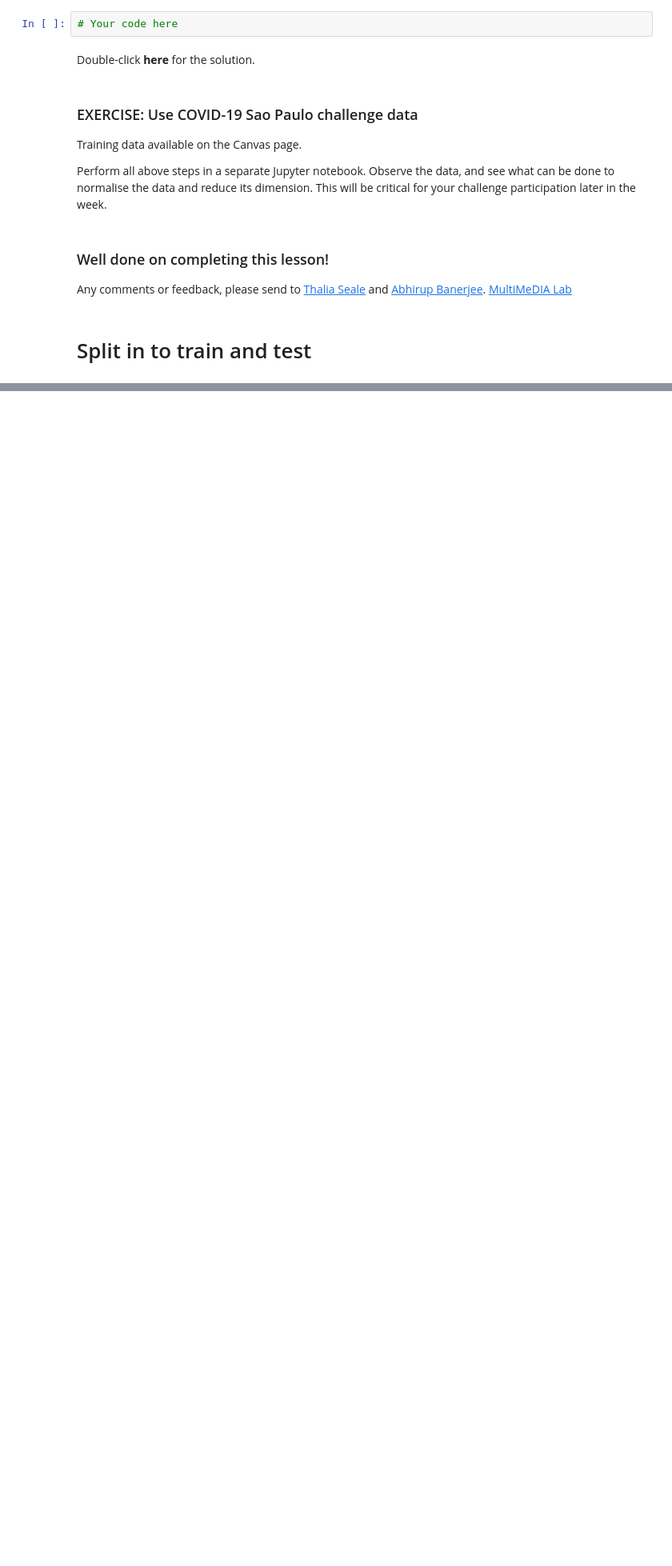
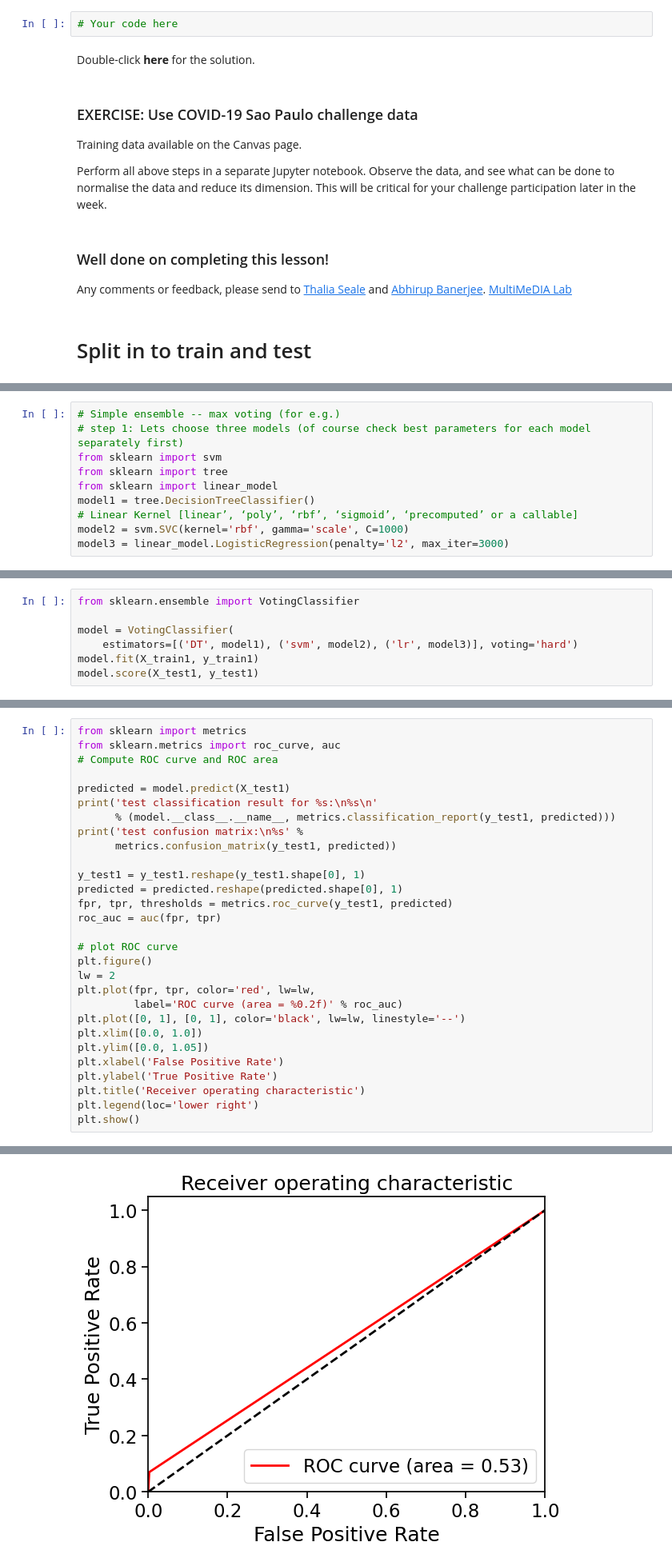
Before and after one commit to kyradelray/Covid, a Jupyter notebook: sao_paulo HDS-CDT-2024-M01_Practical-Day-I.ipynb, the cells around one changed output, grey strips where cells are left out. Shown at 80% size. Cells and saved outputs as stored; diff of their text form; blank space fills up the shorter version.

Commit message:
Added an ensemble model and plotted AUC

```diff
--- a/sao_paulo HDS-CDT-2024-M01_Practical-Day-I.ipynb
+++ b/sao_paulo HDS-CDT-2024-M01_Practical-Day-I.ipynb
@@ -515,0 +508,10 @@ X_train1, X_test1, y_train1, y_test1 = train_test_split(
+# %%
+# Simple ensemble -- max voting (for e.g.)
+# step 1: Lets choose three models (of course check best parameters for each model separately first)
+from sklearn import svm
+from sklearn import tree
+from sklearn import linear_model
+model1 = tree.DecisionTreeClassifier()
+# Linear Kernel [linear’, ‘poly’, ‘rbf’, ‘sigmoid’, ‘precomputed’ or a callable]
+model2 = svm.SVC(kernel='rbf', gamma='scale', C=1000)
+model3 = linear_model.LogisticRegression(penalty='l2', max_iter=3000)
@@ -515,0 +547,7 @@ X_train1, X_test1, y_train1, y_test1 = train_test_split(
+# %%
+from sklearn.ensemble import VotingClassifier
+
+model = VotingClassifier(
+    estimators=[('DT', model1), ('svm', model2), ('lr', model3)], voting='hard')
+model.fit(X_train1, y_train1)
+model.score(X_test1, y_test1)
@@ -515,0 +556,30 @@ X_train1, X_test1, y_train1, y_test1 = train_test_split(
+# %%
+from sklearn import metrics
+from sklearn.metrics import roc_curve, auc
+# Compute ROC curve and ROC area
+
+predicted = model.predict(X_test1)
+print('test classification result for %s:\n%s\n'
+      % (model.__class__.__name__, metrics.classification_report(y_test1, predicted)))
+print('test confusion matrix:\n%s' %
+      metrics.confusion_matrix(y_test1, predicted))
+
+y_test1 = y_test1.reshape(y_test1.shape[0], 1)
+predicted = predicted.reshape(predicted.shape[0], 1)
+fpr, tpr, thresholds = metrics.roc_curve(y_test1, predicted)
+roc_auc = auc(fpr, tpr)
+
+# plot ROC curve
+plt.figure()
+lw = 2
+plt.plot(fpr, tpr, color='red', lw=lw,
+         label='ROC curve (area = %0.2f)' % roc_auc)
+plt.plot([0, 1], [0, 1], color='black', lw=lw, linestyle='--')
+plt.xlim([0.0, 1.0])
+plt.ylim([0.0, 1.05])
+plt.xlabel('False Positive Rate')
+plt.ylabel('True Positive Rate')
+plt.title('Receiver operating characteristic')
+plt.legend(loc='lower right')
+plt.show()
+# %% [output]
@@ -515,0 +600 @@ X_train1, X_test1, y_train1, y_test1 = train_test_split(
+[figure, added]
```
Also changed, not shown: parts of 4 cells of this notebook.
